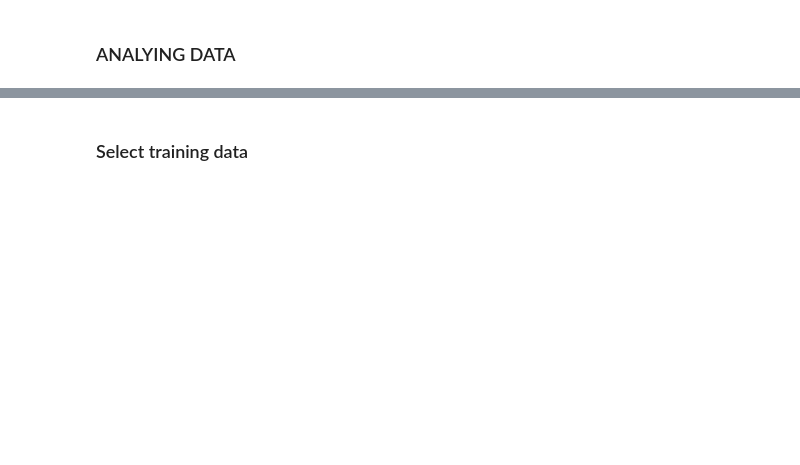
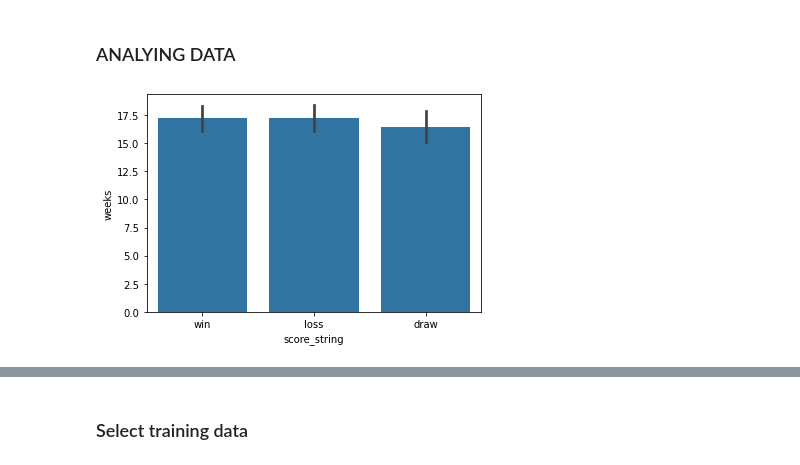
Before and after one commit to nicmodan/gambling-prediction-app, a Jupyter notebook: wranggling&predicting_data.ipynb, the cells around one changed output, grey strips where cells are left out. Saved outputs shown, nothing was run; the diff lists cells and outputs as text; code cells hidden in the pictures; blank space fills up the shorter version.

```diff
--- a/wranggling&predicting_data.ipynb
+++ b/wranggling&predicting_data.ipynb
@@ -266,8 +266,10 @@ df.head()
 # %% [markdown]
 ### ANALYING DATA
 # %%
-# color_paletter = sb.color_palette()[0]
-# sb.barplot(x = df["score_string"], y = df["weeks"].apply(lambda x: int(x)) , color=color_paletter)
+color_paletter = sb.color_palette()[0]
+sb.barplot(x = df["score_string"], y = df["weeks"].apply(lambda x: int(x)) , color=color_paletter);
+# %% [output]
+[figure, added]
 # %%
 # df.groupby("club").mean()
 # df.head()
```
Also changed, not shown: parts of 73 cells of this notebook.
